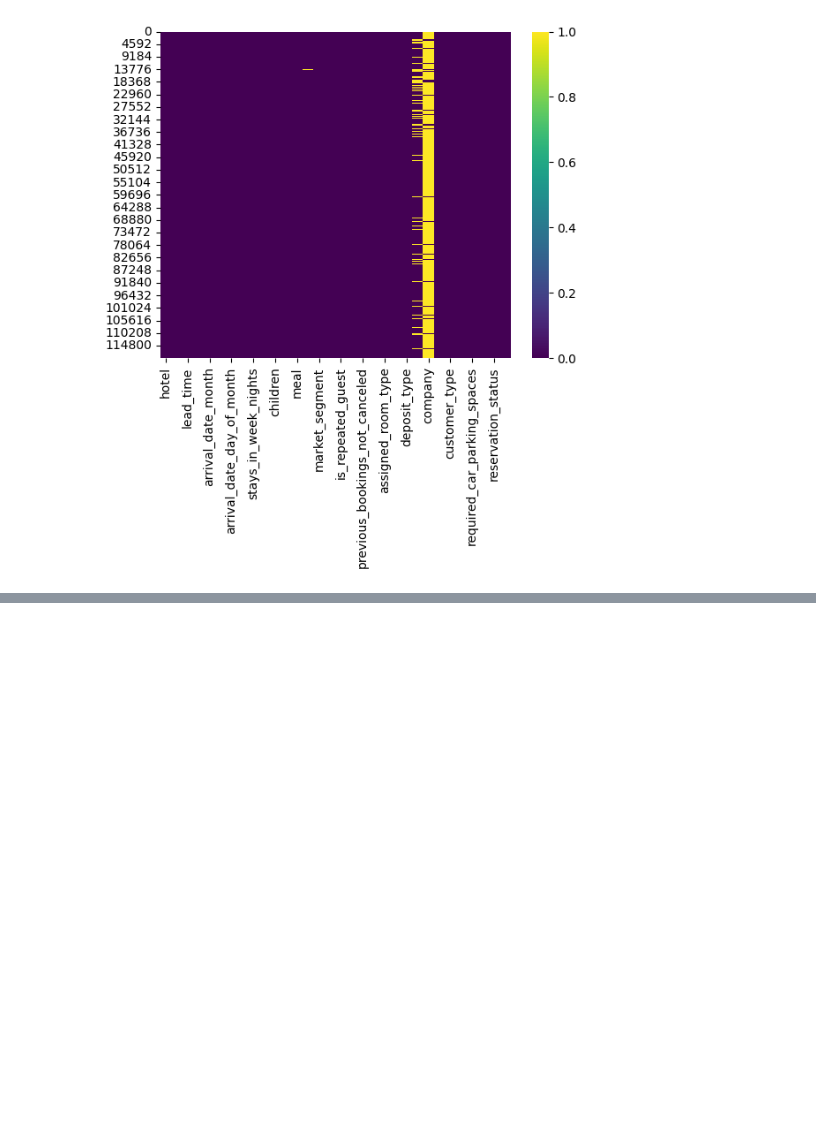
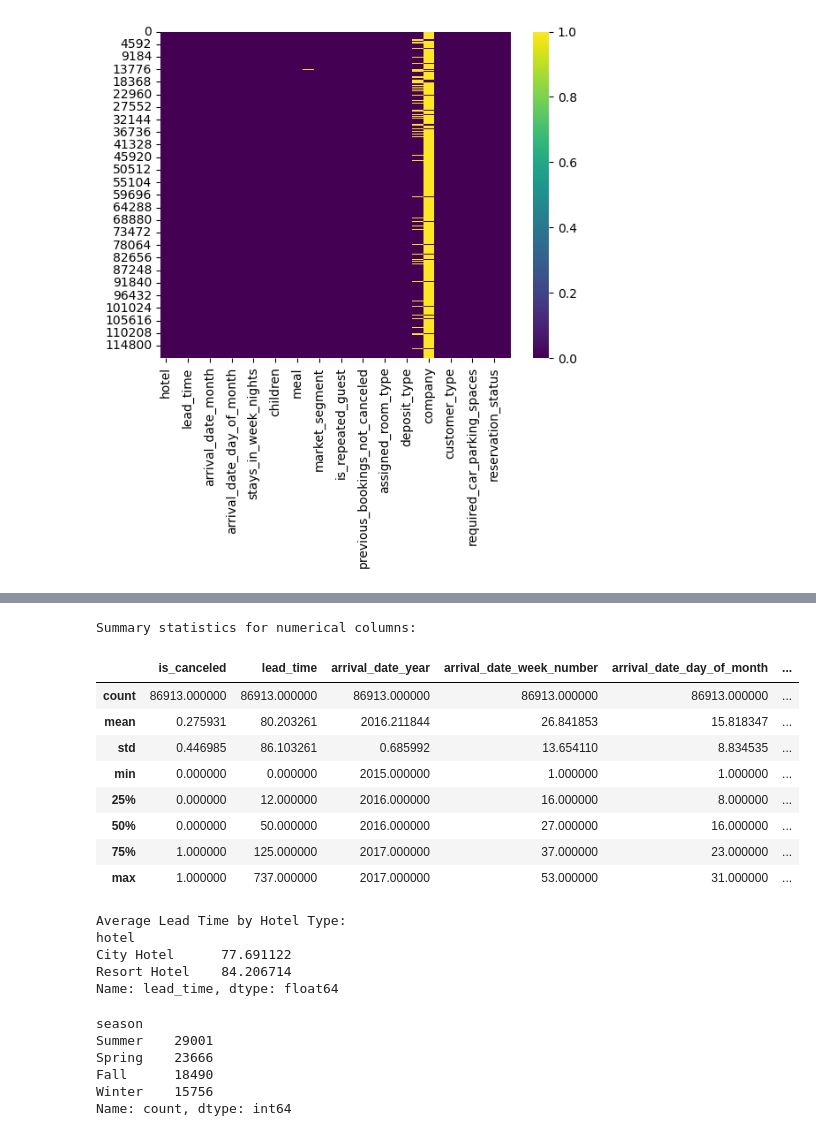
Before and after one commit to Yeahyea187/Python_Final_Project, a Jupyter notebook: final_project.ipynb, the cells around one changed output, grey strips where cells are left out. Saved outputs shown, nothing was run; the diff lists cells and outputs as text; code cells hidden in the pictures; blank space fills up the shorter version.

```diff
--- a/final_project.ipynb
+++ b/final_project.ipynb
@@ -84,0 +133,27 @@ sns.heatmap(df.isnull(),cmap = 'viridis')
+# %%
+print("\nSummary statistics for numerical columns:")
+display(df.describe())
+# %% [output]
+Summary statistics for numerical columns:
+|  | is_canceled | lead_time | arrival_date_year | arrival_date_week_number | arrival_date_day_of_month | ... |
+| count | 86913.000000 | 86913.000000 | 86913.000000 | 86913.000000 | 86913.000000 | ... |
+| mean | 0.275931 | 80.203261 | 2016.211844 | 26.841853 | 15.818347 | ... |
+| std | 0.446985 | 86.103261 | 0.685992 | 13.654110 | 8.834535 | ... |
+| min | 0.000000 | 0.000000 | 2015.000000 | 1.000000 | 1.000000 | ... |
+| 25% | 0.000000 | 12.000000 | 2016.000000 | 16.000000 | 8.000000 | ... |
+| 50% | 0.000000 | 50.000000 | 2016.000000 | 27.000000 | 16.000000 | ... |
+| 75% | 1.000000 | 125.000000 | 2017.000000 | 37.000000 | 23.000000 | ... |
+| max | 1.000000 | 737.000000 | 2017.000000 | 53.000000 | 31.000000 | ... |
+# %%
+# Calculate the average lead time for each hotel type
+avg_lead_time_by_hotel = df.groupby('hotel')['lead_time'].mean()
+
+# Display the result
+print("Average Lead Time by Hotel Type:")
+print(avg_lead_time_by_hotel)
+# %% [output]
+Average Lead Time by Hotel Type:
+hotel
+City Hotel      77.691122
+Resort Hotel    84.206714
+Name: lead_time, dtype: float64
@@ -84,0 +172,10 @@ sns.heatmap(df.isnull(),cmap = 'viridis')
+# %%
+season_total = df['season'].value_counts()
+print(season_total)
+# %% [output]
+season
+Summer    29001
+Spring    23666
+Fall      18490
+Winter    15756
+Name: count, dtype: int64
```
Also changed, not shown: parts of 14 cells of this notebook.
